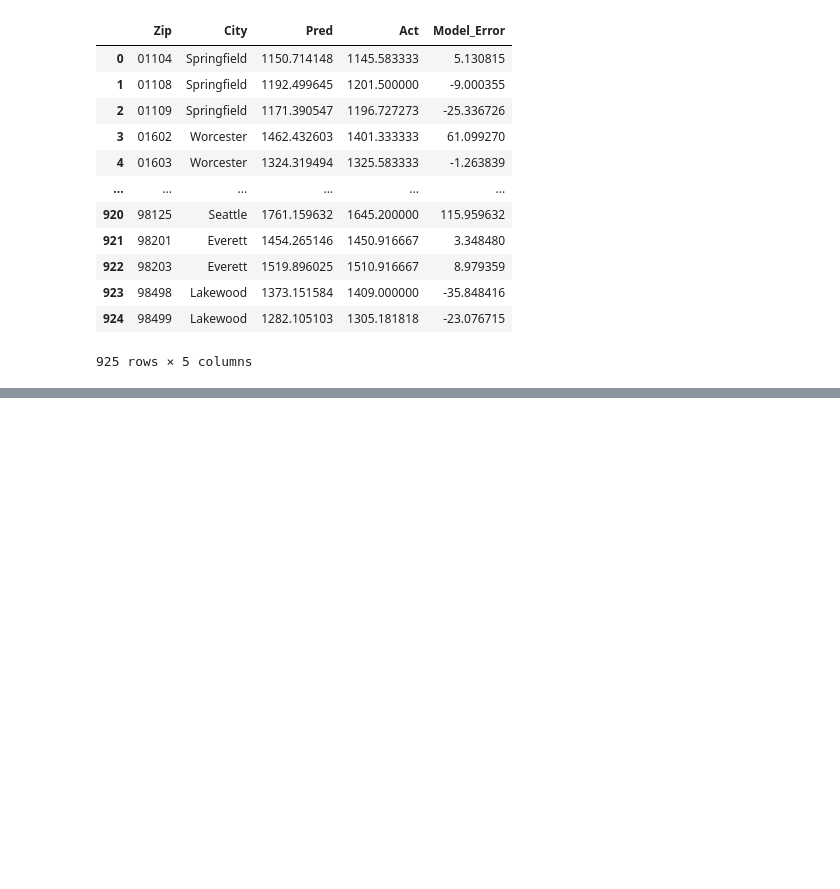
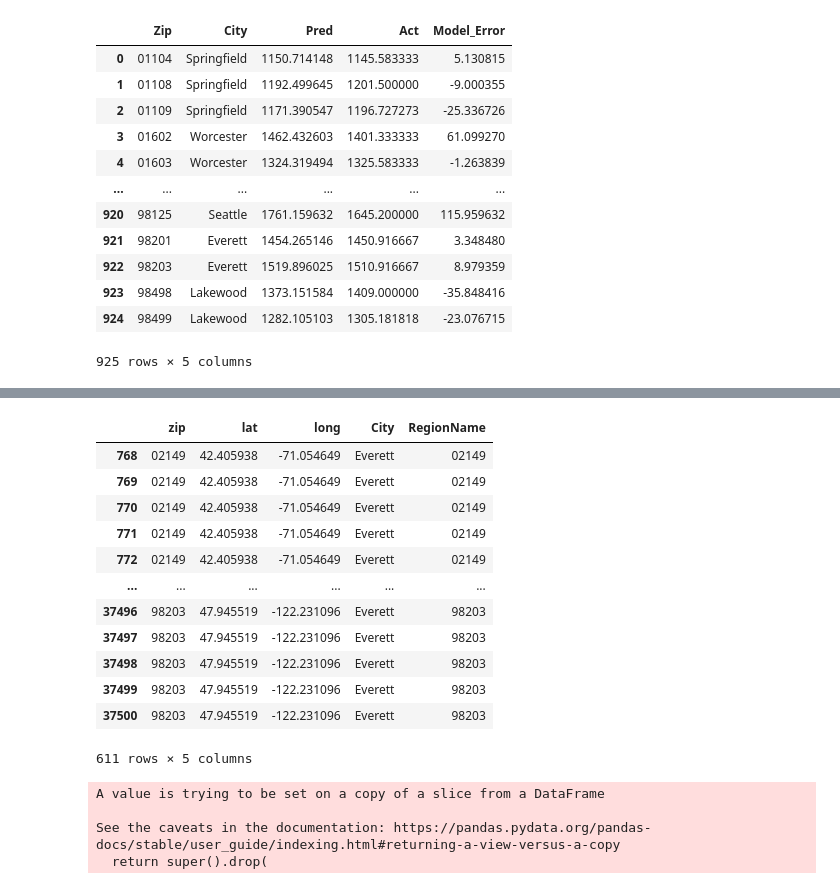
Before and after one commit to jonahsg/NYCDSA_Capstone, a Jupyter notebook: Final.ipynb, the cells around one changed output, grey strips where cells are left out. Drawn from its saved outputs; the diff is of its cells as text; code cells hidden in the pictures; blank space fills up the shorter version.

```diff
--- a/Final.ipynb
+++ b/Final.ipynb
@@ -344,0 +445,26 @@ with open("rf_cluster3.pkl" , 'rb') as file:
+# %%
+cit_lat_long = cit_lat_long.dropna()
+# %%
+cit_top = cit_lat_long[cit_lat_long['City'].isin(top_cit_list)]
+cit_top
+# %% [output]
+|  | zip | lat | long | City | RegionName |
+| 768 | 02149 | 42.405938 | -71.054649 | Everett | 02149 |
+| 769 | 02149 | 42.405938 | -71.054649 | Everett | 02149 |
+| 770 | 02149 | 42.405938 | -71.054649 | Everett | 02149 |
+| 771 | 02149 | 42.405938 | -71.054649 | Everett | 02149 |
+| 772 | 02149 | 42.405938 | -71.054649 | Everett | 02149 |
+| ... | ... | ... | ... | ... | ... |
+| 37496 | 98203 | 47.945519 | -122.231096 | Everett | 98203 |
+| 37497 | 98203 | 47.945519 | -122.231096 | Everett | 98203 |
+| 37498 | 98203 | 47.945519 | -122.231096 | Everett | 98203 |
+| 37499 | 98203 | 47.945519 | -122.231096 | Everett | 98203 |
+| 37500 | 98203 | 47.945519 | -122.231096 | Everett | 98203 |
+611 rows × 5 columns
+# %%
+cit_top.drop('RegionName', axis = 1, inplace = True)
+# %% [output]
+A value is trying to be set on a copy of a slice from a DataFrame
+
+See the caveats in the documentation: https://pandas.pydata.org/pandas-docs/stable/user_guide/indexing.html#returning-a-view-versus-a-copy
+  return super().drop(
```
Also changed, not shown: parts of 14 cells of this notebook.
